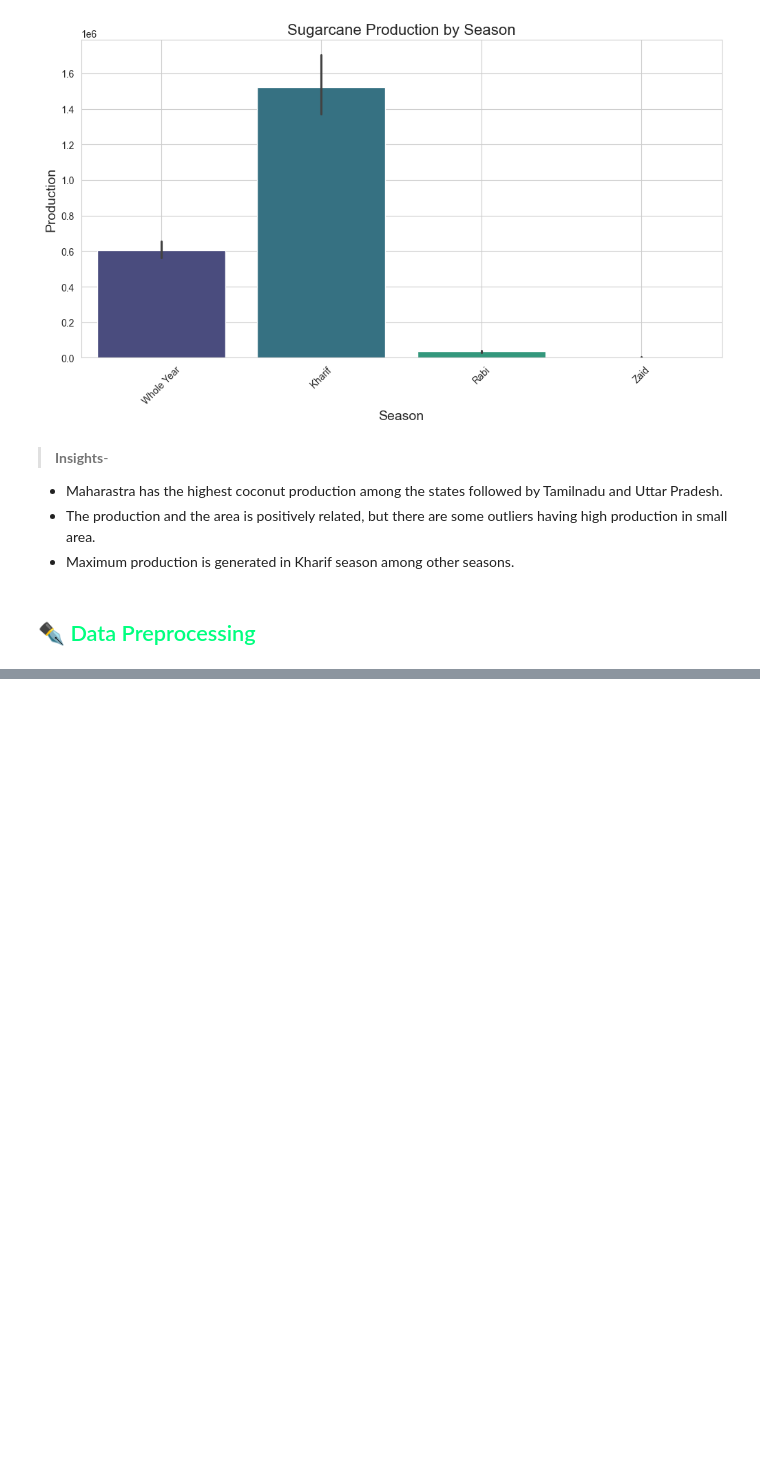
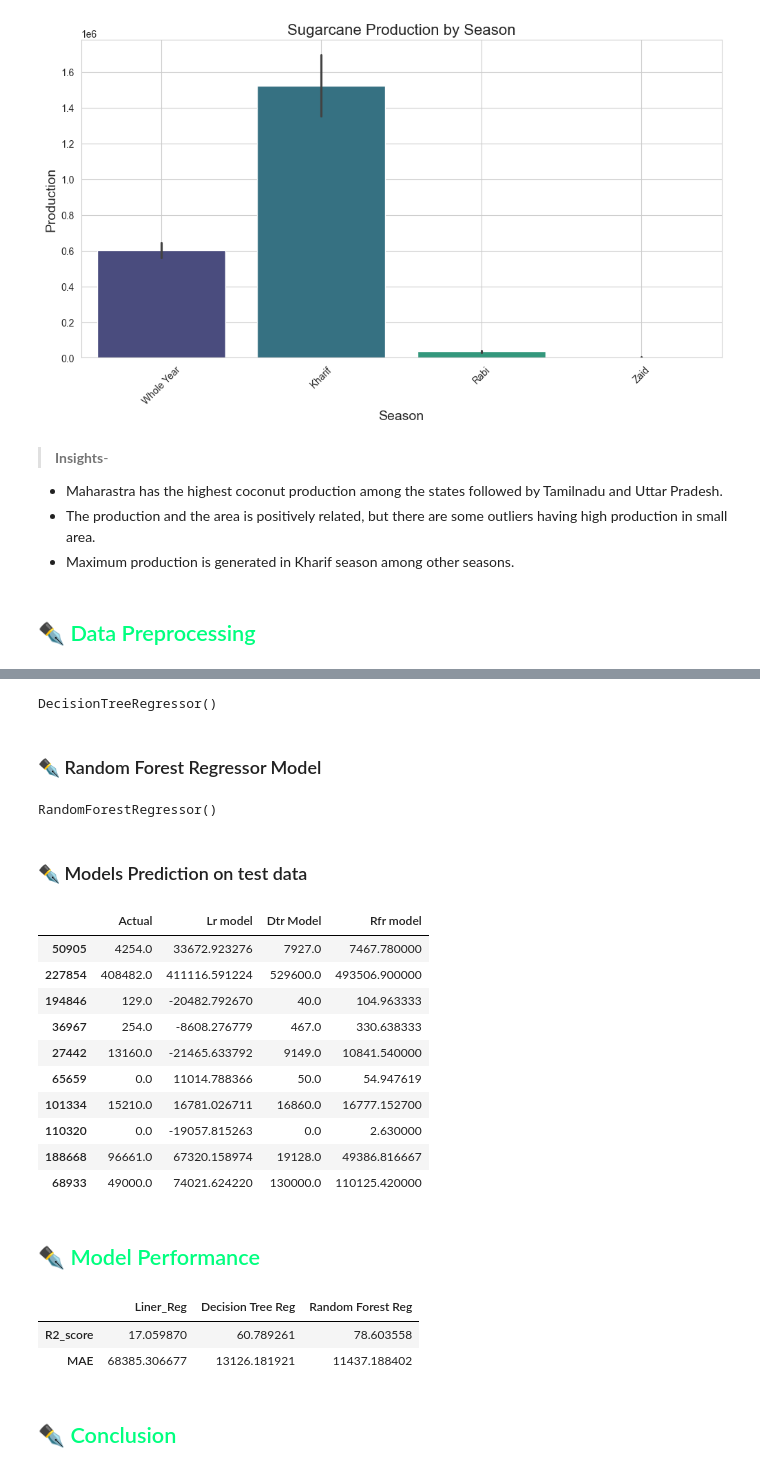
Before and after one commit to Fransis-DS24/Crop-Production-Analysis-Project, a Jupyter notebook: Project_Crop_Prodcution.ipynb, the cells around one changed output, grey strips where cells are left out. Drawn from its saved outputs; the diff is of its cells as text; code cells hidden in the pictures; blank space fills up the shorter version.

```diff
--- a/Project_Crop_Prodcution.ipynb
+++ b/Project_Crop_Prodcution.ipynb
@@ -829,0 +919,38 @@ df.head()
+# %%
+dtr_model=DecisionTreeRegressor()
+dtr_model.fit(x_train,y_train)
+# %% [output]
+DecisionTreeRegressor()
+# %%
+y_pred_dtr=dtr_model.predict(x_test)
+# %% [markdown]
+### ✒️ Random Forest Regressor Model
+# %%
+rfr_model=RandomForestRegressor()
+rfr_model.fit(x_train,y_train)
+# %% [output]
+RandomForestRegressor()
+# %%
+y_pred_rfr=rfr_model.predict(x_test)
+# %% [markdown]
+### ✒️ Models Prediction on test data
+# %%
+result_df= pd.DataFrame({'Actual':y_test,
+                        'Lr model':y_pred_lr,
+                        'Dtr Model':y_pred_dtr,
+                        'Rfr model':y_pred_rfr})
+result_df.sample(10)
+# %% [output]
+|  | Actual | Lr model | Dtr Model | Rfr model |
+| 50905 | 4254.0 | 33672.923276 | 7927.0 | 7467.780000 |
+| 227854 | 408482.0 | 411116.591224 | 529600.0 | 493506.900000 |
+| 194846 | 129.0 | -20482.792670 | 40.0 | 104.963333 |
+| 36967 | 254.0 | -8608.276779 | 467.0 | 330.638333 |
+| 27442 | 13160.0 | -21465.633792 | 9149.0 | 10841.540000 |
+| 65659 | 0.0 | 11014.788366 | 50.0 | 54.947619 |
+| 101334 | 15210.0 | 16781.026711 | 16860.0 | 16777.152700 |
+| 110320 | 0.0 | -19057.815263 | 0.0 | 2.630000 |
+| 188668 | 96661.0 | 67320.158974 | 19128.0 | 49386.816667 |
+| 68933 | 49000.0 | 74021.624220 | 130000.0 | 110125.420000 |
+# %% [markdown]
+## <span style="color: springgreen;">✒️ Model Performance  </span>
@@ -829,0 +967,12 @@ df.head()
+# %%
+ml_models=['Liner_Reg','Decision Tree Reg','Random Forest Reg']
+preds=[y_pred_lr,y_pred_dtr,y_pred_rfr]
+
+
+Models_Score(y_test,preds,ml_models)
+# %% [output]
+|  | Liner_Reg | Decision Tree Reg | Random Forest Reg |
+| R2_score | 17.059870 | 60.789261 | 78.603558 |
+| MAE | 68385.306677 | 13126.181921 | 11437.188402 |
+# %% [markdown]
+## <span style="color: springgreen;">✒️ Conclusion  </span>
```
Also changed, not shown: parts of 23 cells of this notebook, 3 other files.
